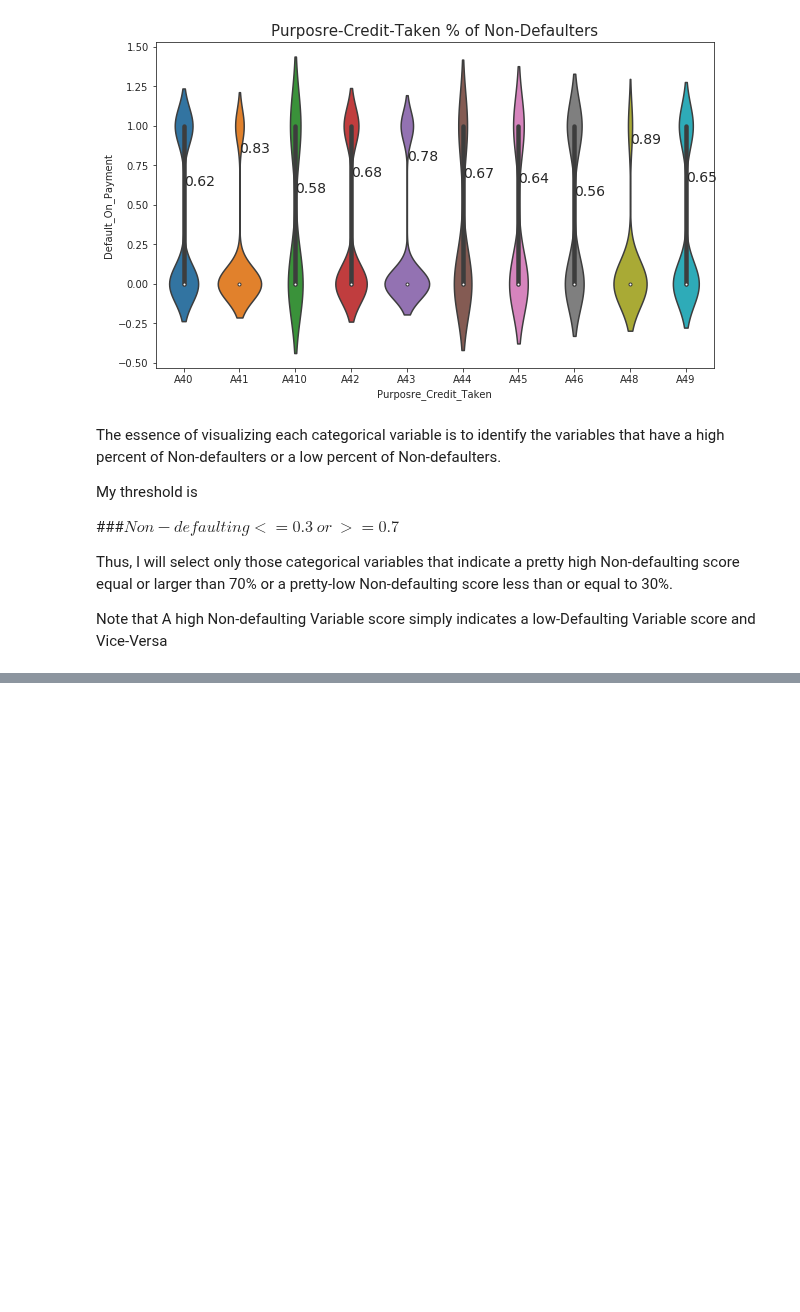
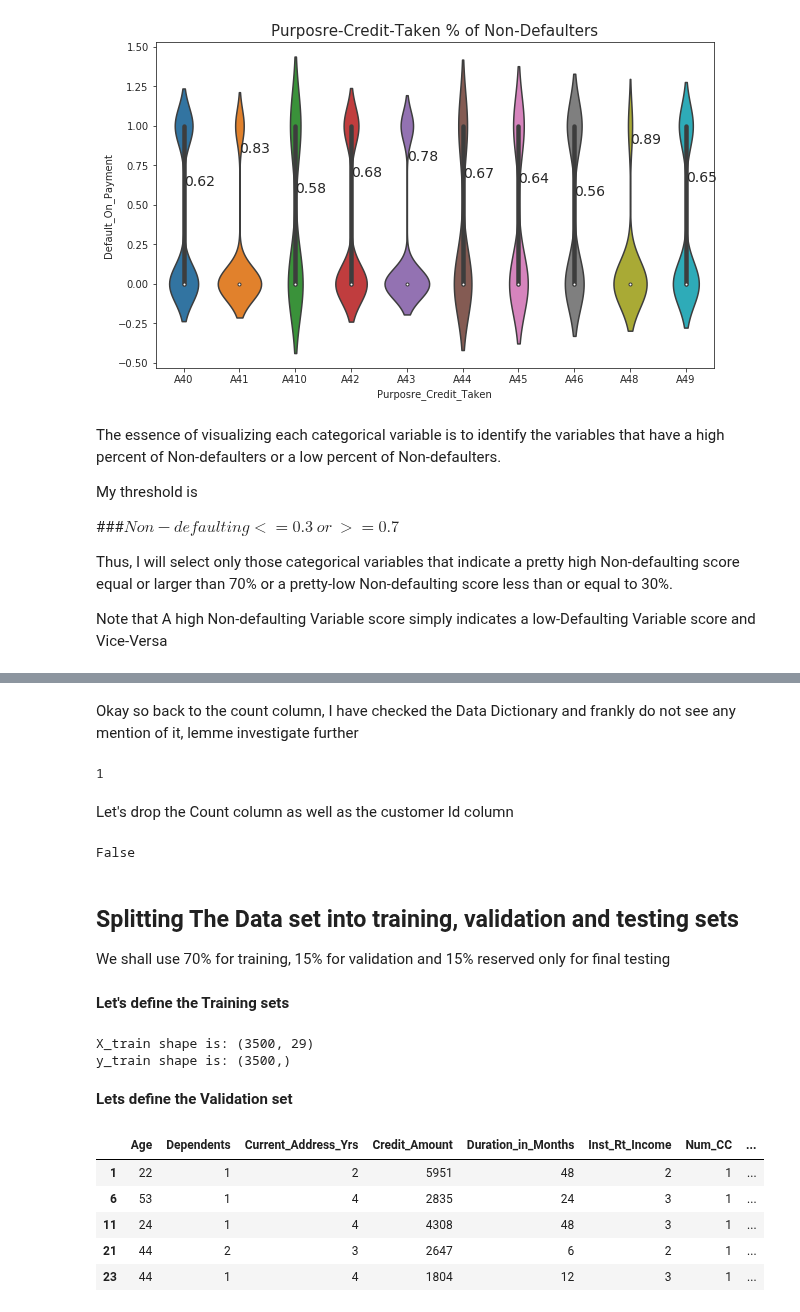
Before and after one commit to Lawrence-Krukrubo/Machine_Learning, a Jupyter notebook: loan_default_classifier.ipynb, the cells around one changed output, grey strips where cells are left out. Saved outputs shown, nothing was run; the diff lists cells and outputs as text; code cells hidden in the pictures; blank space fills up the shorter version.

```diff
--- a/loan_default_classifier.ipynb
+++ b/loan_default_classifier.ipynb
@@ -417,0 +475,20 @@ Note that A high Non-defaulting Variable score simply indicates  a low-Defaultin
+# %%
+# Let's define a simple column that we can use to sort out the features to delete
+
+def delete_categorical_feature(categorical_cols):
+    """ This method takes a pandas index object column and sorts it,
+    and returns a list of feature attributes to delete """
+
+    delete_list = []
+    for x in categorical_cols:
+        Non_default_df = loan_df.groupby(x)['Default_On_Payment'].value_counts(normalize=True).to_frame()[0::2]
+        delete_feature = Non_default_df[(Non_default_df.Default_On_Payment > 0.3) & (Non_default_df.Default_On_Payment < 0.7)]
+        delete = [delete_feature.index[i][0] for i in range(len(delete_feature))]
+        for i in range(len(delete)):
+            delete[i] = x + '_' + delete[i]
+        delete_list += delete
+    return delete_list
+
+delete_list = delete_categorical_feature(categorical_cols)
+print('Total cols to be deleted-', len(delete_list))
+delete_list[:5]
@@ -417,0 +504,2 @@ Note that A high Non-defaulting Variable score simply indicates  a low-Defaultin
+# %%
+loan_df_dummies = loan_df_dummies.drop(delete_list, axis=1)
@@ -417,0 +519,49 @@ Note that A high Non-defaulting Variable score simply indicates  a low-Defaultin
+# %% [markdown]
+Okay so back to the count column, I have checked the Data Dictionary and frankly do not see any mention of it, lemme investigate further
+# %%
+loan_df_dummies.Count.nunique()
+
+# this shows it contains only one unique item which is 1,  5000 times.
+# I don't see any use for it and will delete it in the dummies data frame so it is not one of our features
+# %% [output]
+1
+# %% [markdown]
+Let's drop the Count column as well as the customer Id column
+# %%
+loan_df_dummies.drop(['Count', 'Customer_ID'], axis=1, inplace=True)
+
+# let's confirm that the delete is done.
+'Count' in loan_df_dummies.columns
+# %% [output]
+False
+# %% [markdown]
+## Splitting The Data set into training, validation and testing sets
+
+
+We shall use 70% for training,  15% for validation and 15% reserved only for final testing
+# %% [markdown]
+**Let's define the Training sets**
+# %%
+X_train = loan_df_dummies.sample(frac=0.7)
+
+y_train = X_train.Default_On_Payment
+
+X_train.drop('Default_On_Payment', axis=1, inplace=True)
+
+print('X_train shape is:', X_train.shape)
+print('y_train shape is:', y_train.shape)
+# %% [output]
+X_train shape is: (3500, 29)
+y_train shape is: (3500,)
+# %% [markdown]
+**Lets define the Validation set**
+# %%
+Spare_set_index_df = loan_df_dummies.iloc[list(set(loan_df_dummies.index).difference(set(X_train.index))),]
+Spare_set_index_df.head()
+# %% [output]
+|  | Age | Dependents | Current_Address_Yrs | Credit_Amount | Duration_in_Months | Inst_Rt_Income | Num_CC | ... |
+| 1 | 22 | 1 | 2 | 5951 | 48 | 2 | 1 | ... |
+| 6 | 53 | 1 | 4 | 2835 | 24 | 3 | 1 | ... |
+| 11 | 24 | 1 | 4 | 4308 | 48 | 3 | 1 | ... |
+| 21 | 44 | 2 | 3 | 2647 | 6 | 2 | 1 | ... |
+| 23 | 44 | 1 | 4 | 1804 | 12 | 3 | 1 | ... |
```
Also changed, not shown: parts of 30 cells of this notebook.
